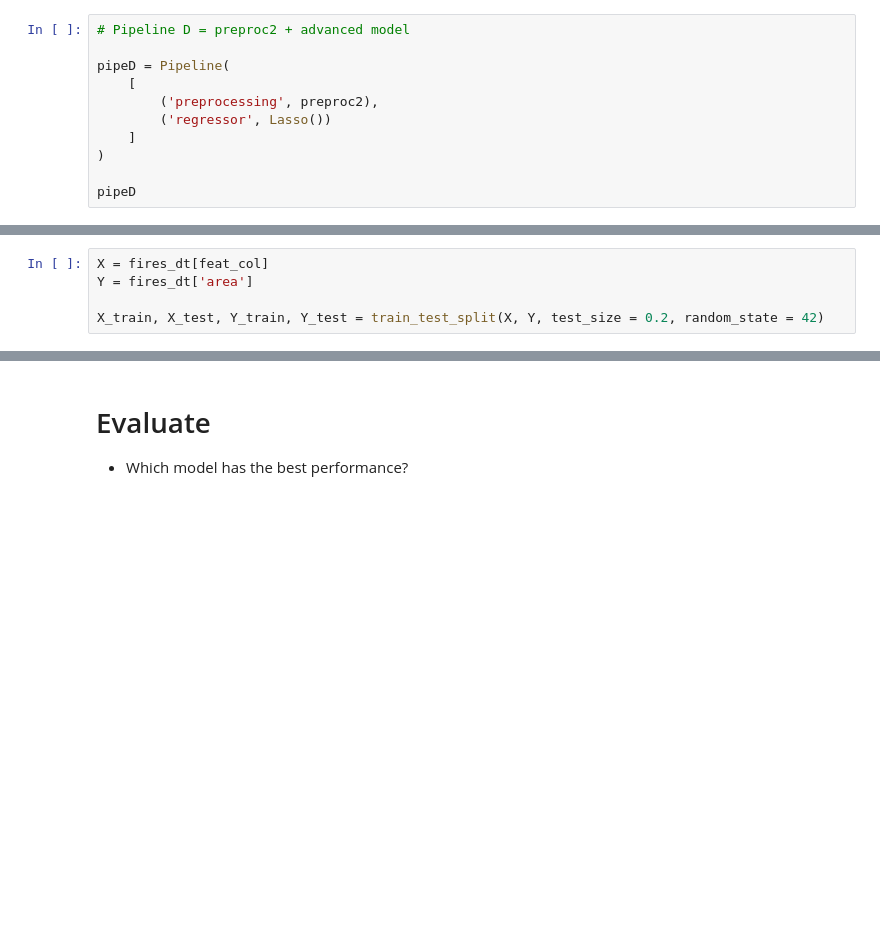
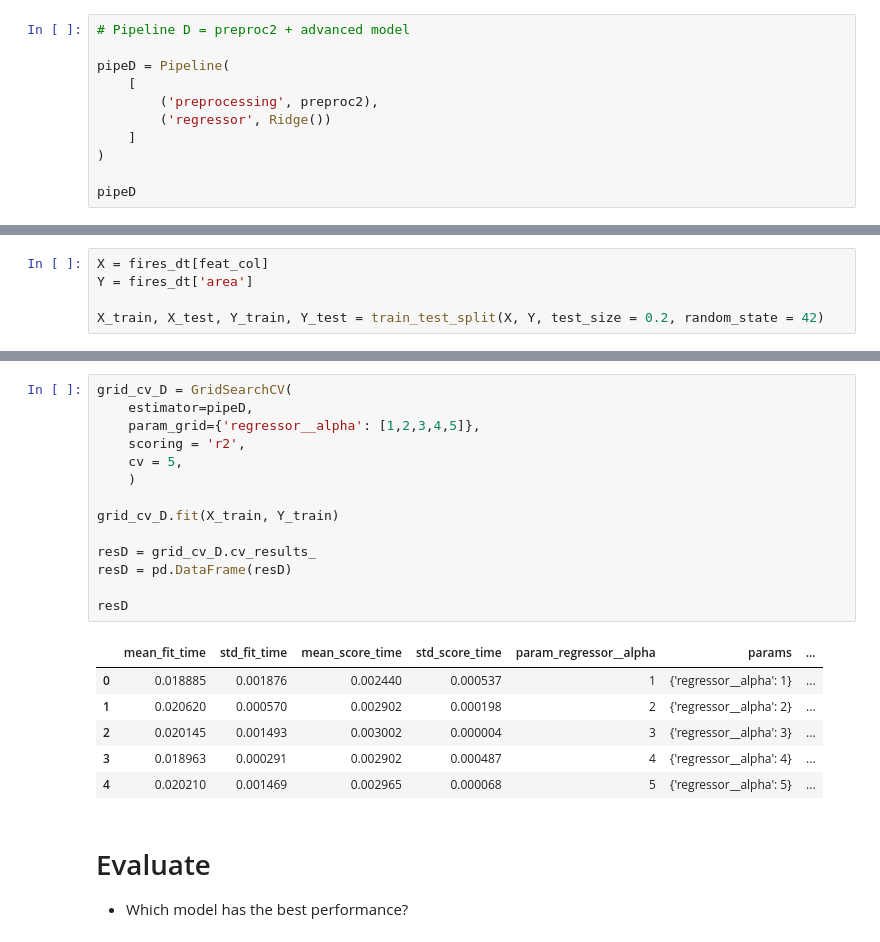
Before and after one commit to klin093/production, a Jupyter notebook: 02_activities/assignments/assignment_2.ipynb, the cells around one changed output, grey strips where cells are left out. Saved outputs shown, nothing was run; the diff lists cells and outputs as text; blank space fills up the shorter version.

```diff
--- a/02_activities/assignments/assignment_2.ipynb
+++ b/02_activities/assignments/assignment_2.ipynb
@@ -282,7 +282,7 @@ Pipeline(steps=[('preprocessing',
 pipeD = Pipeline(
     [
         ('preprocessing', preproc2),
-        ('regressor', Lasso())
+        ('regressor', Ridge())
     ]
 )
 
@@ -336,3 +375,24 @@ dtype: float64
+# %%
+grid_cv_D = GridSearchCV(
+    estimator=pipeD,
+    param_grid={'regressor__alpha': [1,2,3,4,5]},
+    scoring = 'r2',
+    cv = 5,
+    )
+
+grid_cv_D.fit(X_train, Y_train)
+
+resD = grid_cv_D.cv_results_
+resD = pd.DataFrame(resD)
+
+resD
+# %% [output]
+|  | mean_fit_time | std_fit_time | mean_score_time | std_score_time | param_regressor__alpha | params | ... |
+| 0 | 0.018885 | 0.001876 | 0.002440 | 0.000537 | 1 | {'regressor__alpha': 1} | ... |
+| 1 | 0.020620 | 0.000570 | 0.002902 | 0.000198 | 2 | {'regressor__alpha': 2} | ... |
+| 2 | 0.020145 | 0.001493 | 0.003002 | 0.000004 | 3 | {'regressor__alpha': 3} | ... |
+| 3 | 0.018963 | 0.000291 | 0.002902 | 0.000487 | 4 | {'regressor__alpha': 4} | ... |
+| 4 | 0.020210 | 0.001469 | 0.002965 | 0.000068 | 5 | {'regressor__alpha': 5} | ... |
 # %% [markdown]
 # Evaluate
 
```
Also changed, not shown: parts of 11 cells of this notebook.
